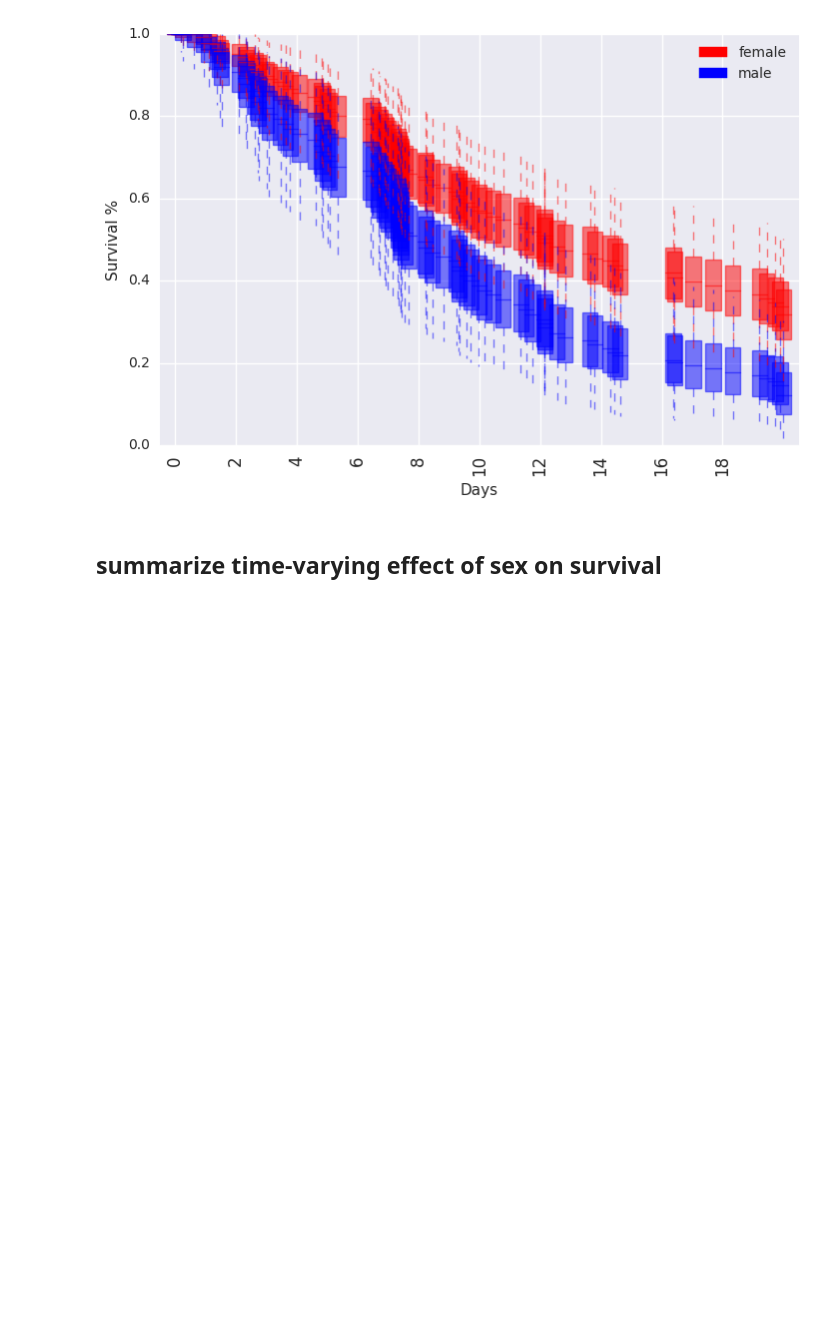
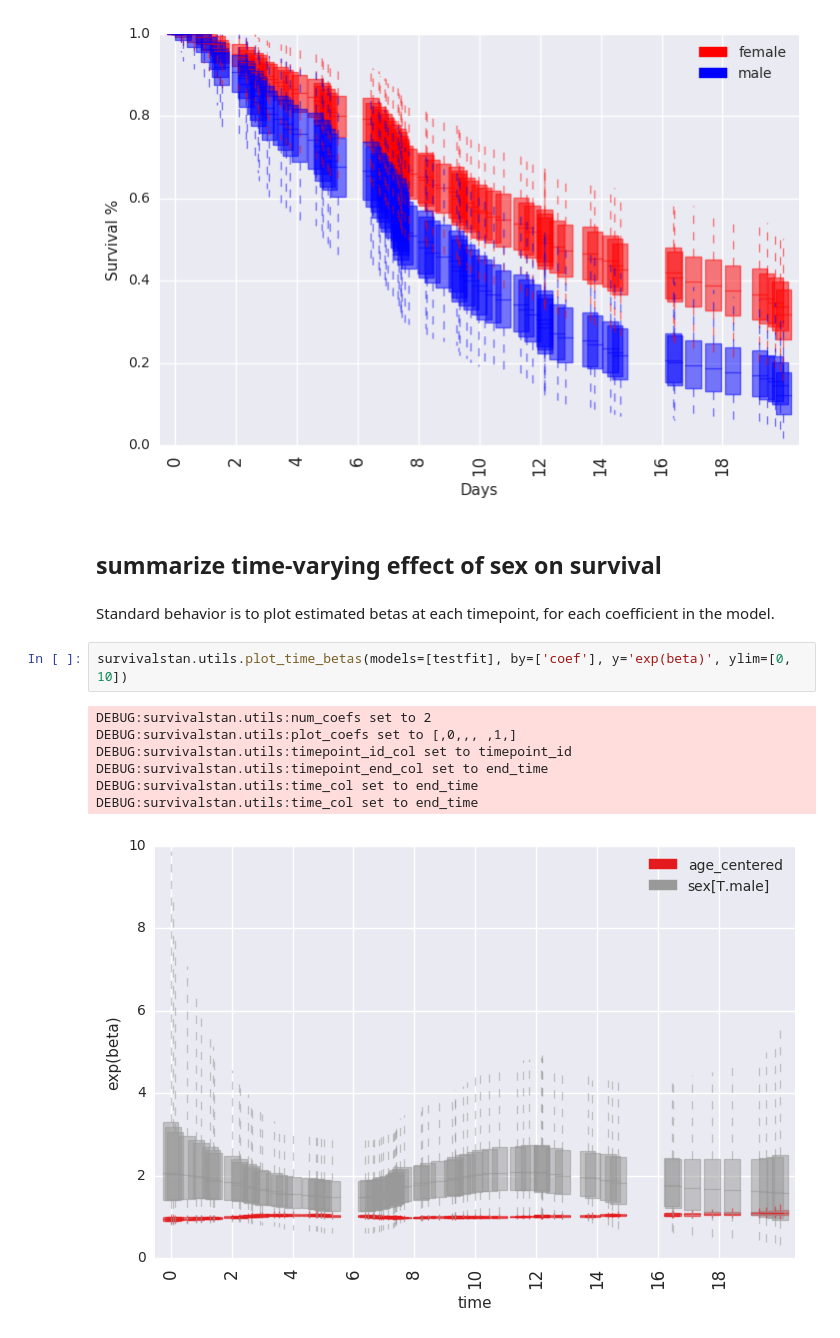
Before and after one commit to hammerlab/survivalstan, a Jupyter notebook: example-notebooks/Test pem_survival_model_timevarying with simulated data.ipynb, the cells around one changed output. Saved outputs shown, nothing was run; the diff lists cells and outputs as text; blank space fills up the shorter version.

Commit message:
add test code & update example notebook for time-varying effects

```diff
--- a/example-notebooks/Test pem_survival_model_timevarying with simulated data.ipynb
+++ b/example-notebooks/Test pem_survival_model_timevarying with simulated data.ipynb
@@ -138,3 +138,15 @@ survivalstan.utils.plot_pp_survival([testfit], by='sex', pal=['red', 'blue'])
 [figure]
 # %% [markdown]
 ## summarize time-varying effect of sex on survival
+# %% [markdown]
+Standard behavior is to plot estimated betas at each timepoint, for each coefficient in the model.
+# %%
+survivalstan.utils.plot_time_betas(models=[testfit], by=['coef'], y='exp(beta)', ylim=[0, 10])
+# %% [output]
+DEBUG:survivalstan.utils:num_coefs set to 2
+DEBUG:survivalstan.utils:plot_coefs set to [,0,,, ,1,]
+DEBUG:survivalstan.utils:timepoint_id_col set to timepoint_id
+DEBUG:survivalstan.utils:timepoint_end_col set to end_time
+DEBUG:survivalstan.utils:time_col set to end_time
+DEBUG:survivalstan.utils:time_col set to end_time
+[figure, added]
```
Also changed, not shown: parts of 8 cells of this notebook, 1 other file.
